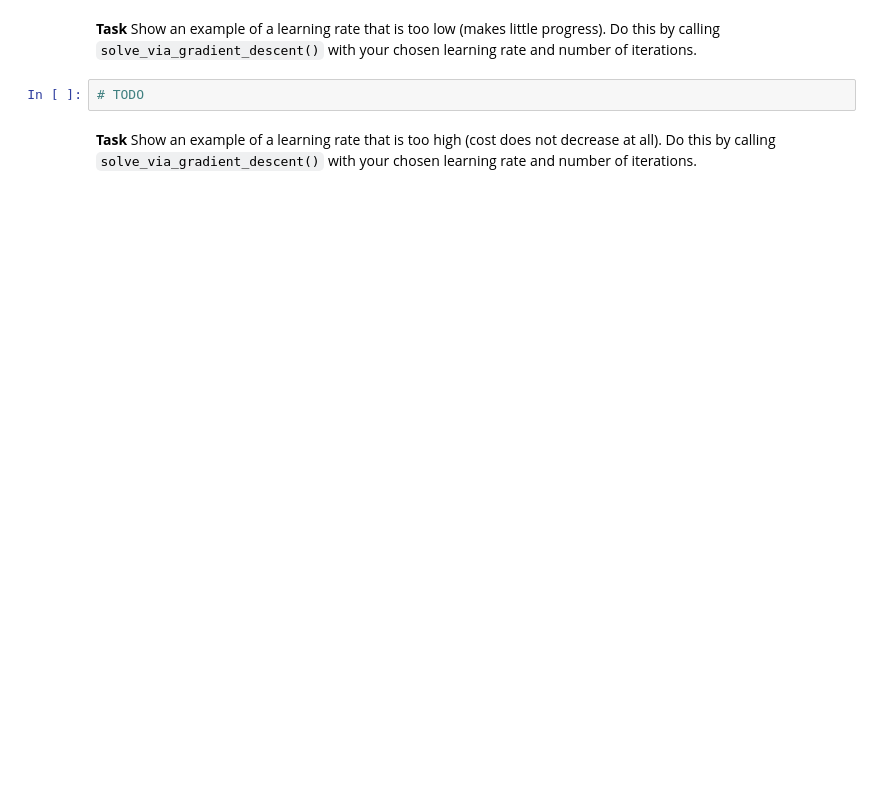
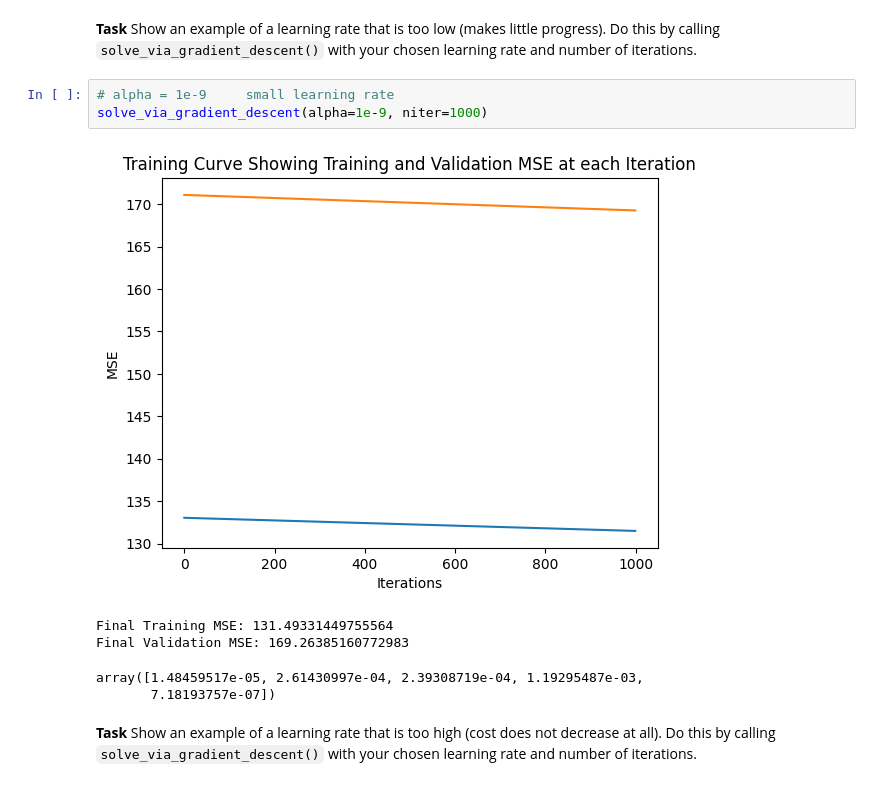
Before and after one commit to hhcgoodluck/CSC311-Introduction-to-Machine-Learning, a Jupyter notebook: lab03.ipynb, the cells around one changed output. Cells and saved outputs as stored; diff of their text form; blank space fills up the shorter version.

```diff
--- a/lab03.ipynb
+++ b/lab03.ipynb
@@ -359,7 +445,14 @@ solve_via_gradient_descent(alpha=0.0001, niter=500)
 # %% [markdown]
 **Task** Show an example of a learning rate that is too low (makes little progress). Do this by calling `solve_via_gradient_descent()` with your chosen learning rate and number of iterations.
 # %%
-# TODO
+# alpha = 1e-9     small learning rate
+solve_via_gradient_descent(alpha=1e-9, niter=1000)
+# %% [output]
+[figure, added]
+Final Training MSE: 131.49331449755564
+Final Validation MSE: 169.26385160772983
+array([1.48459517e-05, 2.61430997e-04, 2.39308719e-04, 1.19295487e-03,
+       7.18193757e-07])
 # %% [markdown]
 **Task** Show an example of a learning rate that is too high (cost does not decrease at all). Do this by calling `solve_via_gradient_descent()` with your chosen learning rate and number of iterations.
 # %%
```
Also changed, not shown: parts of 15 cells of this notebook.
